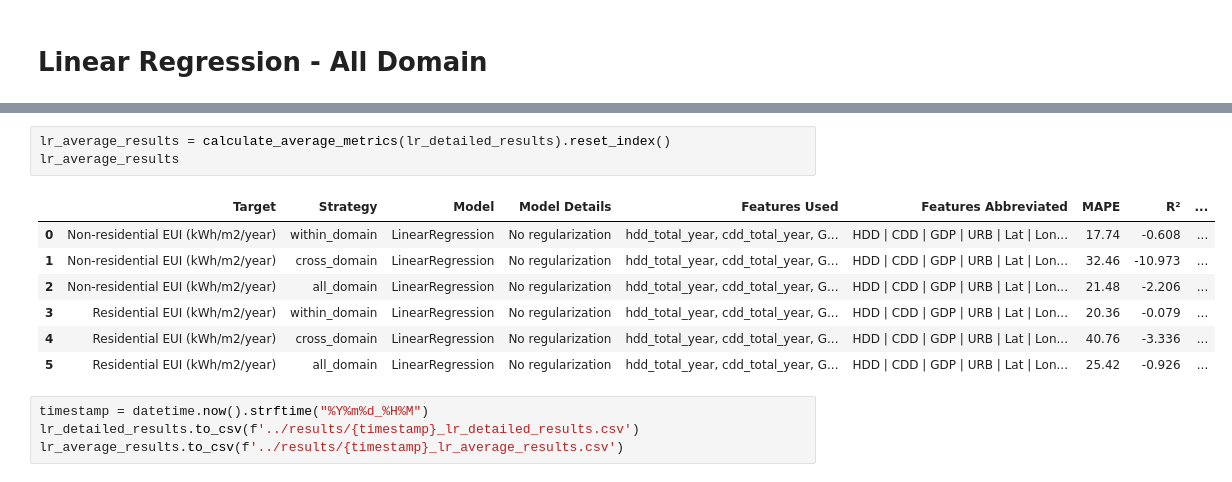
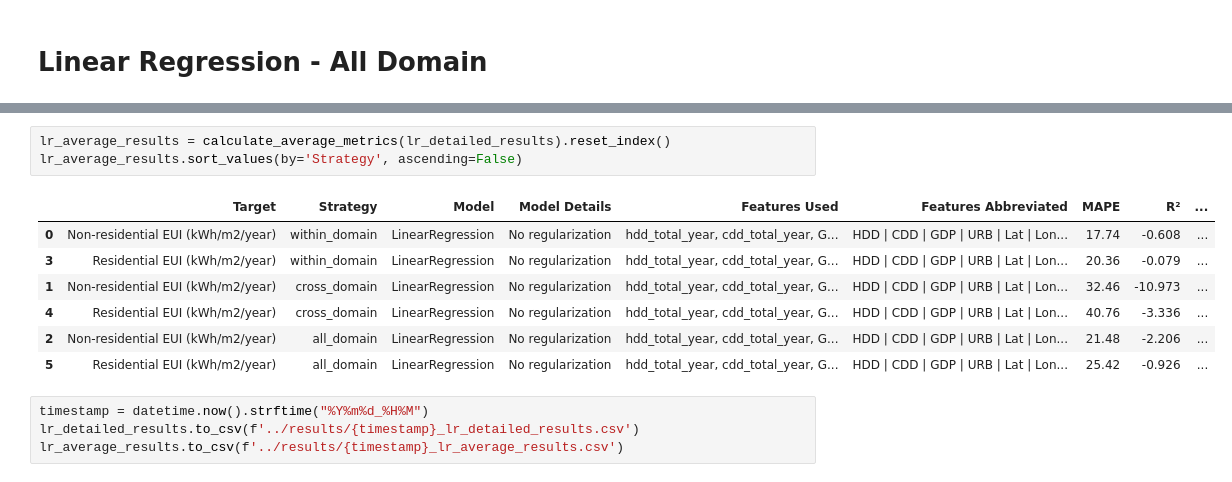
Before and after one commit to AliciaXia222/Capstone-Team-Climate-Trace, a Jupyter notebook: notebooks/050_Experiments_LinearRegression.ipynb, the cells around one changed output, grey strips where cells are left out. Saved outputs shown, nothing was run; the diff lists cells and outputs as text.

```diff
--- a/notebooks/050_Experiments_LinearRegression.ipynb
+++ b/notebooks/050_Experiments_LinearRegression.ipynb
@@ -164,14 +165,14 @@ lr_detailed_results
 | 29 | Northern America | Non-residential EUI (kWh/m2/year) | all_domain | LinearRegression | No regularization | hdd_total_year, cdd_total_year, G... | HDD | CDD | GDP | URB | Lat | Lon... | 12778.478 | ... |
 # %%
 lr_average_results = calculate_average_metrics(lr_detailed_results).reset_index()
-lr_average_results
+lr_average_results.sort_values(by='Strategy', ascending=False)
 # %% [output]
 |  | Target | Strategy | Model | Model Details | Features Used | Features Abbreviated | MAPE | R² | ... |
 | 0 | Non-residential EUI (kWh/m2/year) | within_domain | LinearRegression | No regularization | hdd_total_year, cdd_total_year, G... | HDD | CDD | GDP | URB | Lat | Lon... | 17.74 | -0.608 | ... |
+| 3 | Residential EUI (kWh/m2/year) | within_domain | LinearRegression | No regularization | hdd_total_year, cdd_total_year, G... | HDD | CDD | GDP | URB | Lat | Lon... | 20.36 | -0.079 | ... |
 | 1 | Non-residential EUI (kWh/m2/year) | cross_domain | LinearRegression | No regularization | hdd_total_year, cdd_total_year, G... | HDD | CDD | GDP | URB | Lat | Lon... | 32.46 | -10.973 | ... |
+| 4 | Residential EUI (kWh/m2/year) | cross_domain | LinearRegression | No regularization | hdd_total_year, cdd_total_year, G... | HDD | CDD | GDP | URB | Lat | Lon... | 40.76 | -3.336 | ... |
 | 2 | Non-residential EUI (kWh/m2/year) | all_domain | LinearRegression | No regularization | hdd_total_year, cdd_total_year, G... | HDD | CDD | GDP | URB | Lat | Lon... | 21.48 | -2.206 | ... |
-| 3 | Residential EUI (kWh/m2/year) | within_domain | LinearRegression | No regularization | hdd_total_year, cdd_total_year, G... | HDD | CDD | GDP | URB | Lat | Lon... | 20.36 | -0.079 | ... |
-| 4 | Residential EUI (kWh/m2/year) | cross_domain | LinearRegression | No regularization | hdd_total_year, cdd_total_year, G... | HDD | CDD | GDP | URB | Lat | Lon... | 40.76 | -3.336 | ... |
 | 5 | Residential EUI (kWh/m2/year) | all_domain | LinearRegression | No regularization | hdd_total_year, cdd_total_year, G... | HDD | CDD | GDP | URB | Lat | Lon... | 25.42 | -0.926 | ... |
 # %%
 timestamp = datetime.now().strftime("%Y%m%d_%H%M")
```
Also changed, not shown: parts of 6 cells of this notebook, 15 other files.
